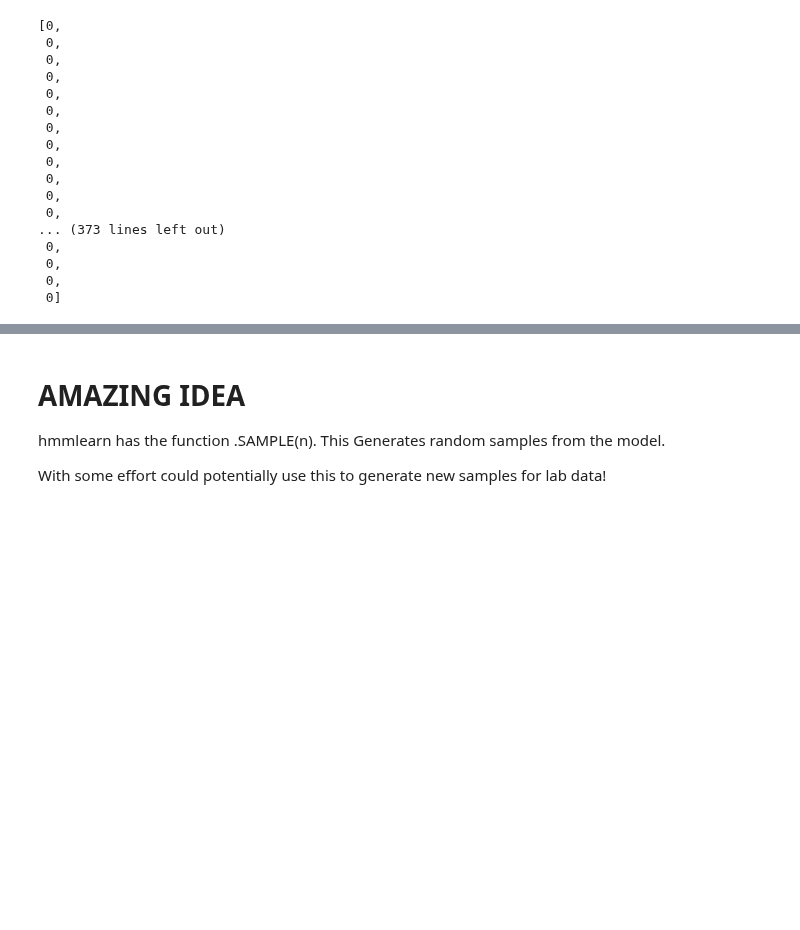
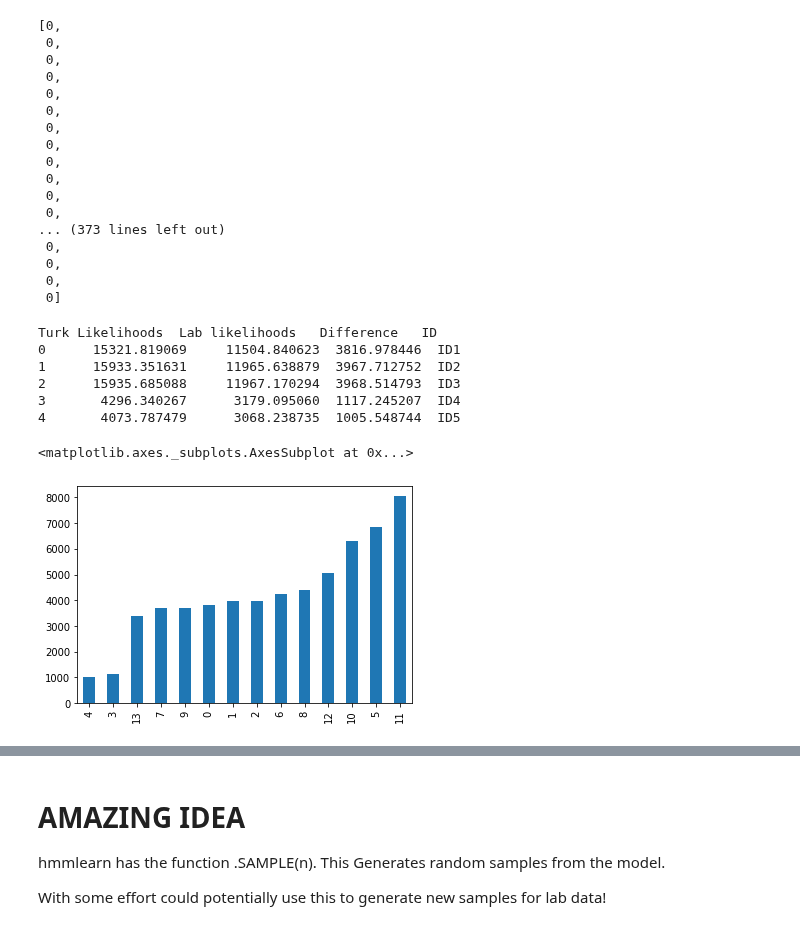
Before and after one commit to DJSaunders1997/Masters-Project, a Jupyter notebook: HMM.ipynb, the cells around one changed output, grey strips where cells are left out. Drawn from its saved outputs; the diff is of its cells as text; code cells hidden in the pictures; blank space fills up the shorter version.

```diff
--- a/HMM.ipynb
+++ b/HMM.ipynb
@@ -403,3 +461,44 @@ User 388:        turk: 16930,    lab: 12655
  0,
  0,
  0]
+# %%
+def compare_model_liklihoods(turk_model, lab_model, data, lengths, IDs):
+    # Given a model and some data and lengths return a dataframe of each user, and the liklihoods for different models.
+    # Difference is turklikelihood - lab_liklihood.
+    # Therefore a high positive number means its firmly turk, a low negative number means its firmly lab.
+
+    res = []
+
+    start_i = 0
+    end_i = 0
+
+    for i in range(len(lengths)):
+        end_i = start_i + lengths[i]
+
+        users_items = data[start_i:end_i]
+
+        turk_likelihood = turk_model.score(users_items)
+        lab_likelihood = lab_model.score(users_items)
+        difference = turk_likelihood - lab_likelihood
+        ID = IDs[i]
+
+        res.append( (turk_likelihood, lab_likelihood, difference, ID) )
+
+        start_i = lengths[i]
+
+    df = pd.DataFrame.from_records(res, columns =['Turk Likelihoods', 'Lab likelihoods', 'Difference', 'ID'])
+
+    return df
+
+df_lab_diff = compare_model_liklihoods(turk_model, lab_model, data_lab, lab_lengths, df_m_lab['turkId'].unique().tolist())    # Try lab data
+print(df_lab_diff.head())
+df_lab_diff['Difference'].sort_values().plot(kind='bar')
+# %% [output]
+Turk Likelihoods  Lab likelihoods   Difference   ID
+0      15321.819069     11504.840623  3816.978446  ID1
+1      15933.351631     11965.638879  3967.712752  ID2
+2      15935.685088     11967.170294  3968.514793  ID3
+3       4296.340267      3179.095060  1117.245207  ID4
+4       4073.787479      3068.238735  1005.548744  ID5
+<matplotlib.axes._subplots.AxesSubplot at 0x...>
+[figure, added]
```
Also changed, not shown: parts of 35 cells of this notebook.
